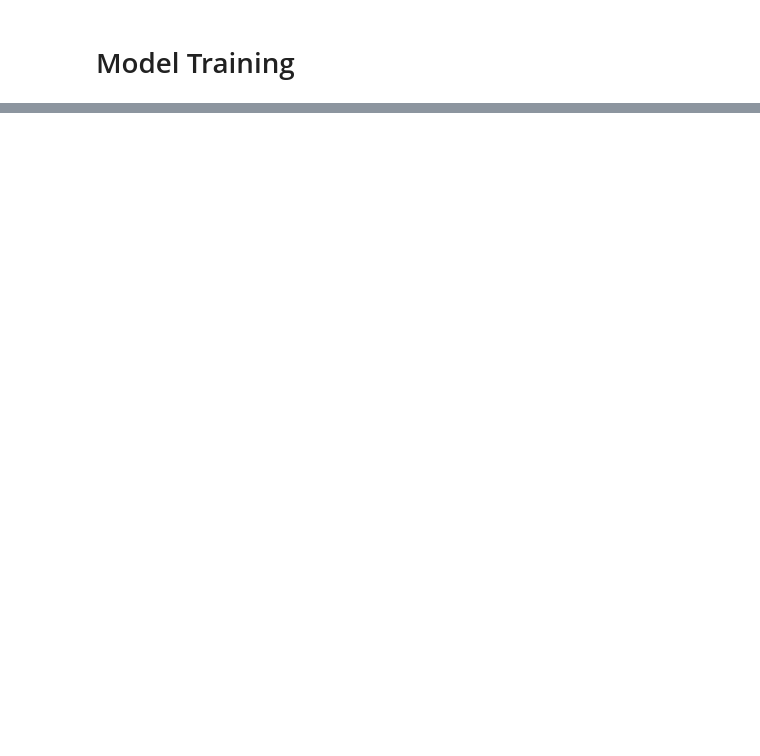
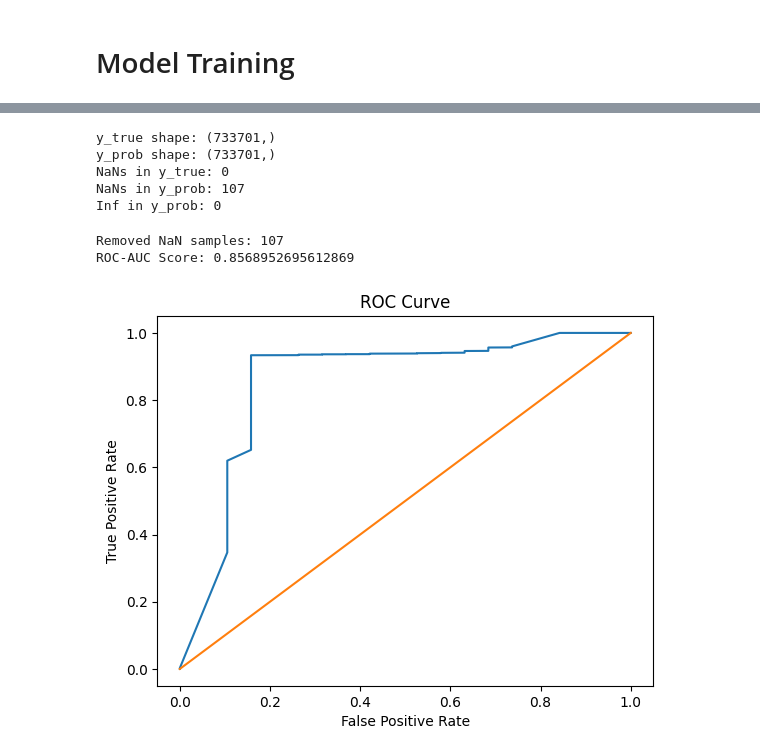
Before and after one commit to SathyanarayananMerchant/Major-Project, a Jupyter notebook: IoT_Modelling.ipynb, the cells around one changed output, grey strips where cells are left out. Saved outputs shown, nothing was run; the diff lists cells and outputs as text; code cells hidden in the pictures; blank space fills up the shorter version.

```diff
--- a/IoT_Modelling.ipynb
+++ b/IoT_Modelling.ipynb
@@ -172,0 +266,7 @@ Epoch 2/2
+# %%
+df = pl.read_csv("test.csv")
+
+X = df.select(FEATURE_COLS).to_numpy()
+y = df[LABEL_COL].to_numpy()
+# %%
+model = tf.keras.models.load_model('iot_model_cnnlstm.keras')
@@ -172,0 +330,47 @@ Epoch 2/2
+# %%
+y_true = np.array(y_true_all)
+y_prob = np.array(y_prob_all)
+
+print("y_true shape:", y_true.shape)
+print("y_prob shape:", y_prob.shape)
+
+print("NaNs in y_true:", np.isnan(y_true).sum())
+print("NaNs in y_prob:", np.isnan(y_prob).sum())
+
+print("Inf in y_prob:", np.isinf(y_prob).sum())
+# %% [output]
+y_true shape: (733701,)
+y_prob shape: (733701,)
+NaNs in y_true: 0
+NaNs in y_prob: 107
+Inf in y_prob: 0
+# %%
+y_true = np.array(y_true_all)
+y_prob = np.array(y_prob_all)
+
+mask = ~np.isnan(y_prob)
+
+y_true_clean = y_true[mask]
+y_prob_clean = y_prob[mask]
+
+print("Removed NaN samples:", len(y_true) - len(y_true_clean))
+
+auc_score = roc_auc_score(y_true_clean, y_prob_clean)
+print("ROC-AUC Score:", auc_score)
+# %% [output]
+Removed NaN samples: 107
+ROC-AUC Score: 0.8568952695612869
+# %%
+from sklearn.metrics import roc_curve
+import matplotlib.pyplot as plt
+fpr, tpr, thresholds = roc_curve(y_true_clean, y_prob_clean)
+
+plt.figure()
+plt.plot(fpr, tpr)
+plt.plot([0,1],[0,1])
+plt.xlabel("False Positive Rate")
+plt.ylabel("True Positive Rate")
+plt.title("ROC Curve")
+plt.show()
+# %% [output]
+[figure, added]
```
Also changed, not shown: parts of 27 cells of this notebook.
